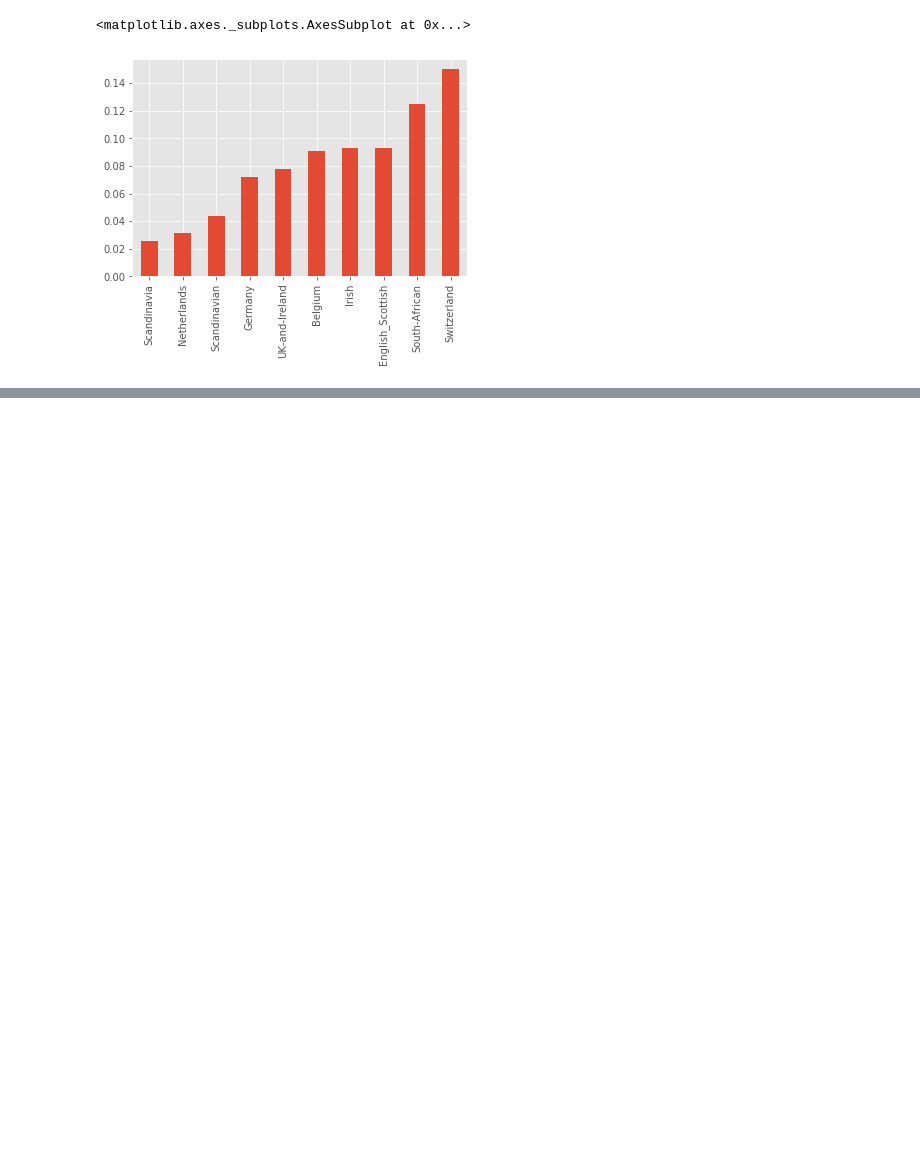
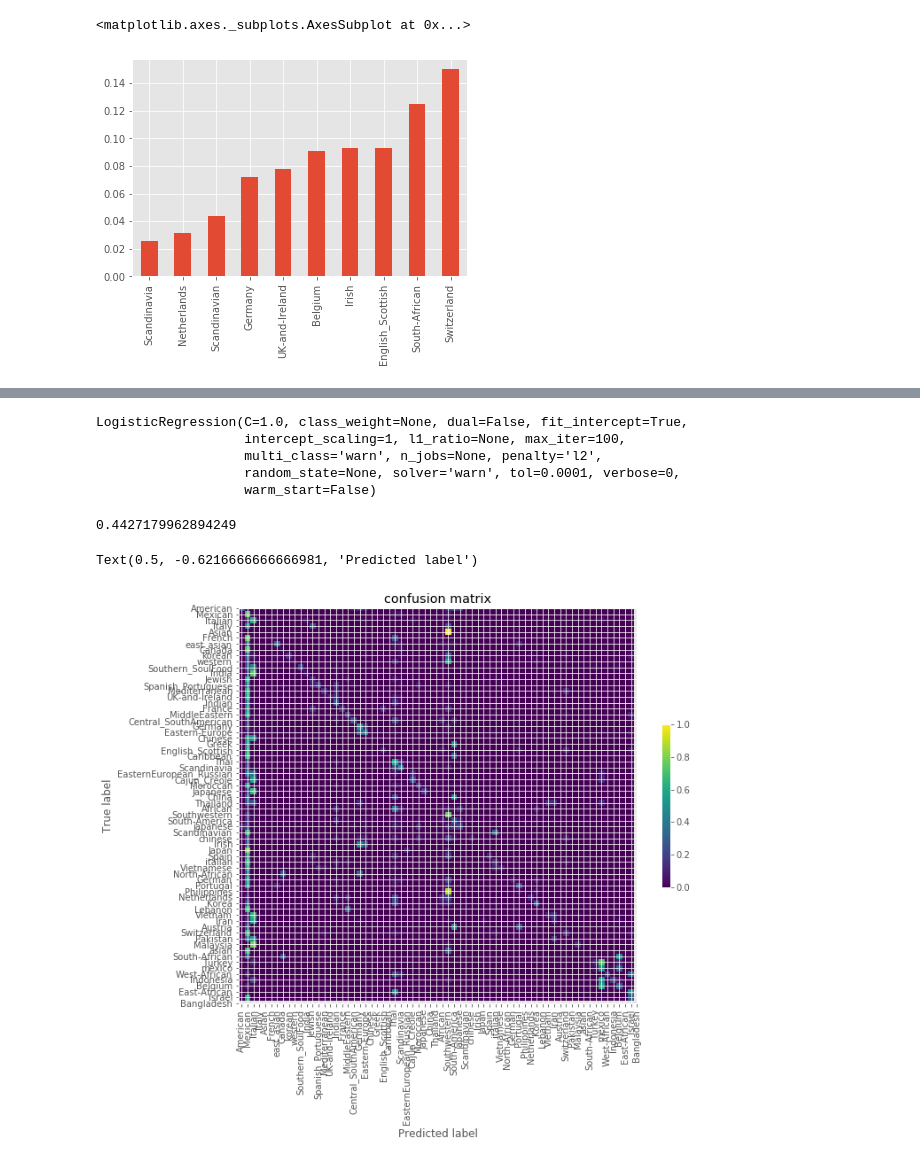
Before and after one commit to catherning/food_recipe_gen, a Jupyter notebook: cuisine_classification/scirep_classification.ipynb, the cells around one changed output, grey strips where cells are left out. Drawn from its saved outputs; the diff is of its cells as text; code cells hidden in the pictures; blank space fills up the shorter version.

```diff
--- a/cuisine_classification/scirep_classification.ipynb
+++ b/cuisine_classification/scirep_classification.ipynb
@@ -123,0 +221,2 @@ relative_freq.head(10).plot(kind='bar')
+# %%
+X_train, X_test, y_train, y_test = train_test_split(X, y, test_size=0.2)
@@ -123,0 +225,32 @@ relative_freq.head(10).plot(kind='bar')
+# %%
+logistic = LogisticRegression()
+logistic.fit(X_train, y_train)
+# %% [output]
+LogisticRegression(C=1.0, class_weight=None, dual=False, fit_intercept=True,
+                   intercept_scaling=1, l1_ratio=None, max_iter=100,
+                   multi_class='warn', n_jobs=None, penalty='l2',
+                   random_state=None, solver='warn', tol=0.0001, verbose=0,
+                   warm_start=False)
+# %%
+logistic.score(X_test, y_test)
+# %% [output]
+0.4427179962894249
+# %%
+plt.figure(figsize=(10, 10))
+
+cm = confusion_matrix(y_test, logistic.predict(X_test))
+cm_normalized = cm.astype('float') / cm.sum(axis=1)[:, np.newaxis]
+
+plt.imshow(cm_normalized, interpolation='nearest')
+plt.title("confusion matrix")
+plt.colorbar(shrink=0.3)
+cuisines = df_train['cuisine'].value_counts().index
+tick_marks = np.arange(len(cuisines))
+plt.xticks(tick_marks, cuisines, rotation=90)
+plt.yticks(tick_marks, cuisines)
+plt.tight_layout()
+plt.ylabel('True label')
+plt.xlabel('Predicted label')
+# %% [output]
+Text(0.5, -0.6216666666666981, 'Predicted label')
+[figure, added]
```
Also changed, not shown: parts of 23 cells of this notebook.
